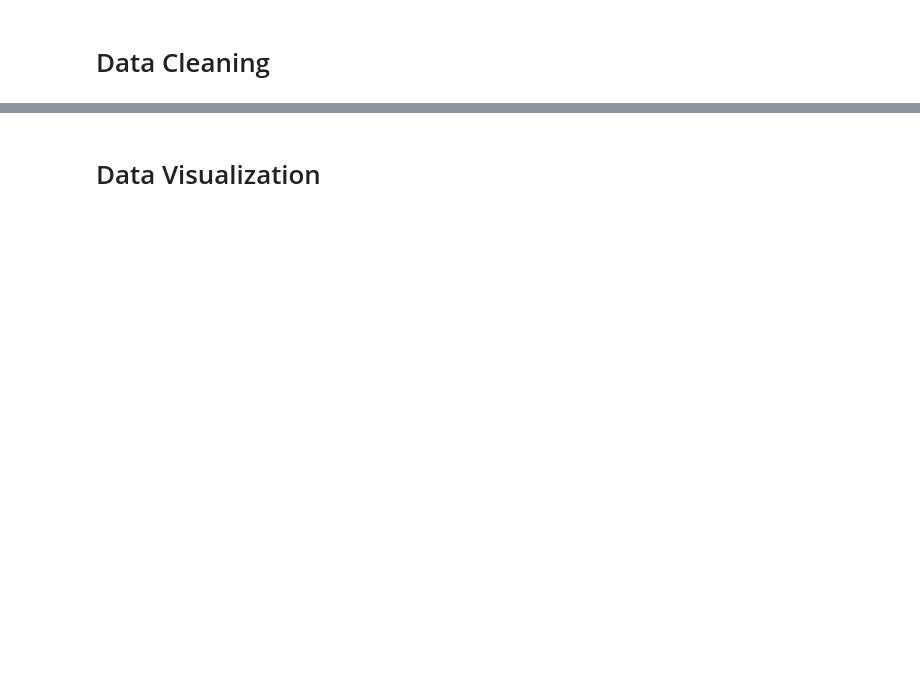
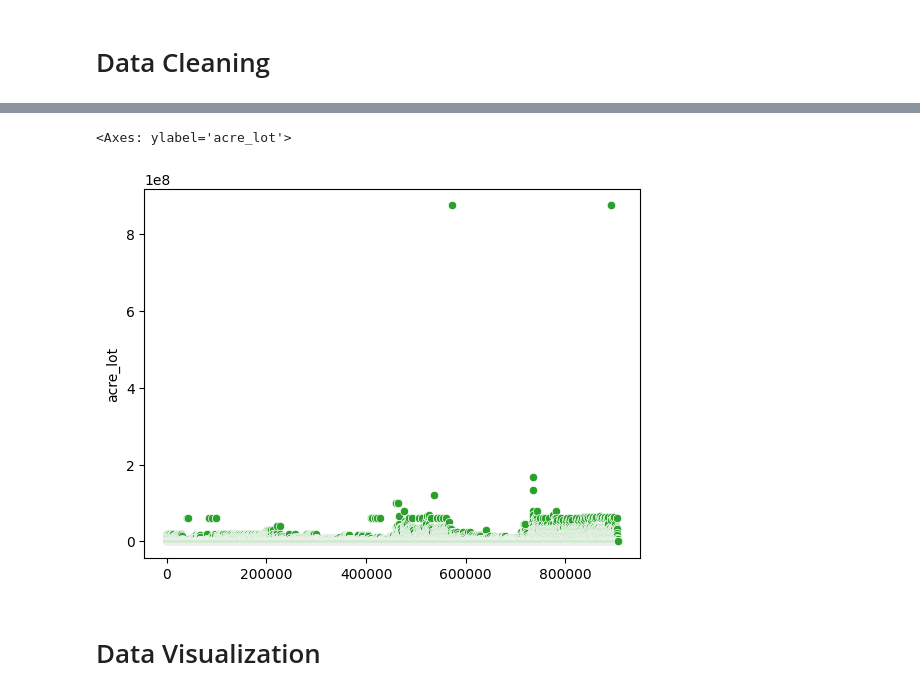
Before and after one commit to mattsiaco/MLPracticeProject, a Jupyter notebook: main.ipynb, the cells around one changed output, grey strips where cells are left out. Saved outputs shown, nothing was run; the diff lists cells and outputs as text; code cells hidden in the pictures; blank space fills up the shorter version.

```diff
--- a/main.ipynb
+++ b/main.ipynb
@@ -68,0 +192,5 @@ df = df.dropna(subset = ['bed', 'bath'])
+# %%
+sns.scatterplot(df['acre_lot'])
+# %% [output]
+<Axes: ylabel='acre_lot'>
+[figure, added]
```
Also changed, not shown: parts of 23 cells of this notebook.
